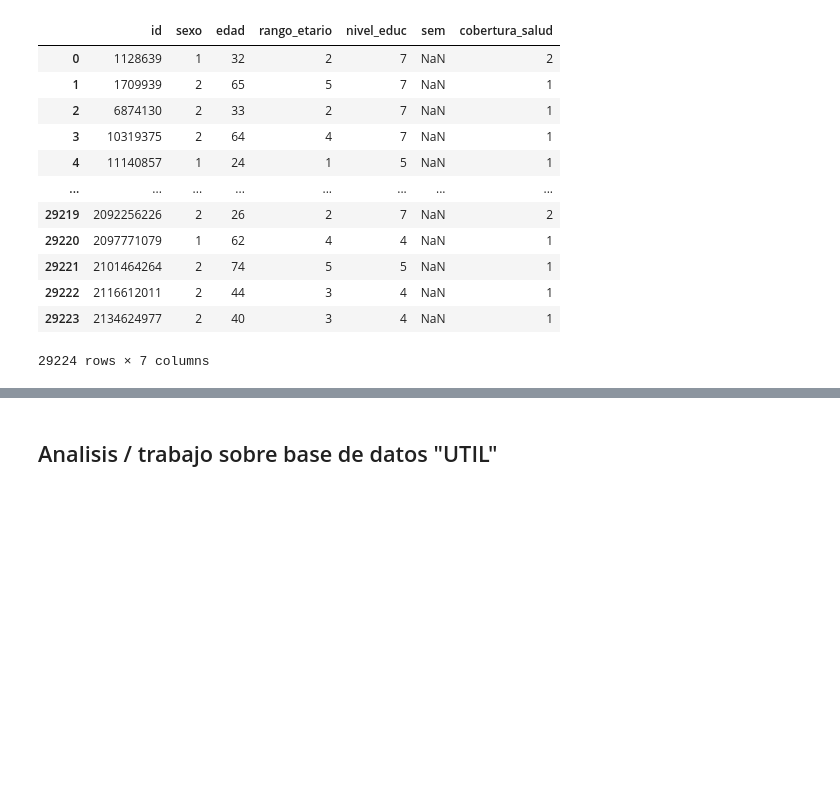
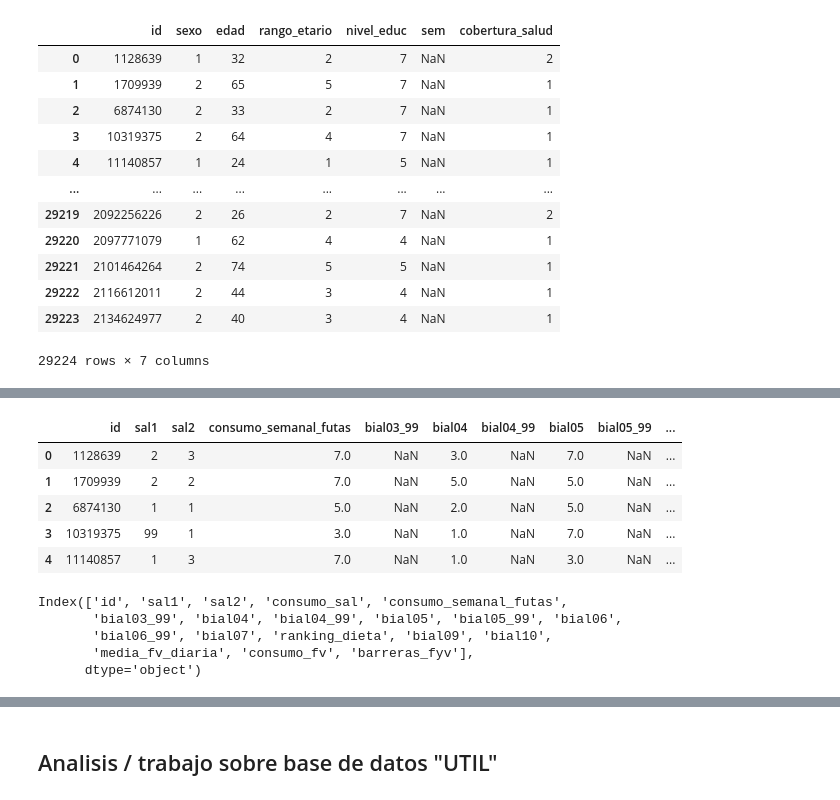
Before and after one commit to Data-Science-YPF/factores_riesgo, a Jupyter notebook: analisisBD.ipynb, the cells around one changed output, grey strips where cells are left out. Saved outputs shown, nothing was run; the diff lists cells and outputs as text; code cells hidden in the pictures; blank space fills up the shorter version.

```diff
--- a/analisisBD.ipynb
+++ b/analisisBD.ipynb
@@ -623,0 +748,9 @@ caract_encuest
+# %%
+alimentacion.head()
+# %% [output]
+|  | id | sal1 | sal2 | consumo_semanal_futas | bial03_99 | bial04 | bial04_99 | bial05 | bial05_99 | ... |
+| 0 | 1128639 | 2 | 3 | 7.0 | NaN | 3.0 | NaN | 7.0 | NaN | ... |
+| 1 | 1709939 | 2 | 2 | 7.0 | NaN | 5.0 | NaN | 5.0 | NaN | ... |
+| 2 | 6874130 | 1 | 1 | 5.0 | NaN | 2.0 | NaN | 5.0 | NaN | ... |
+| 3 | 10319375 | 99 | 1 | 3.0 | NaN | 1.0 | NaN | 7.0 | NaN | ... |
+| 4 | 11140857 | 1 | 3 | 7.0 | NaN | 1.0 | NaN | 3.0 | NaN | ... |
@@ -623,0 +771,10 @@ caract_encuest
+# %%
+#inserto la columna nueva en la tabla original y le inserto los valores que calcule anteriormente
+alimentacion.insert(3, column='consumo_sal', value=consumo_sal)
+alimentacion.columns
+# %% [output]
+Index(['id', 'sal1', 'sal2', 'consumo_sal', 'consumo_semanal_futas',
+       'bial03_99', 'bial04', 'bial04_99', 'bial05', 'bial05_99', 'bial06',
+       'bial06_99', 'bial07', 'ranking_dieta', 'bial09', 'bial10',
+       'media_fv_diaria', 'consumo_fv', 'barreras_fyv'],
+      dtype='object')
```
Also changed, not shown: parts of 27 cells of this notebook.
